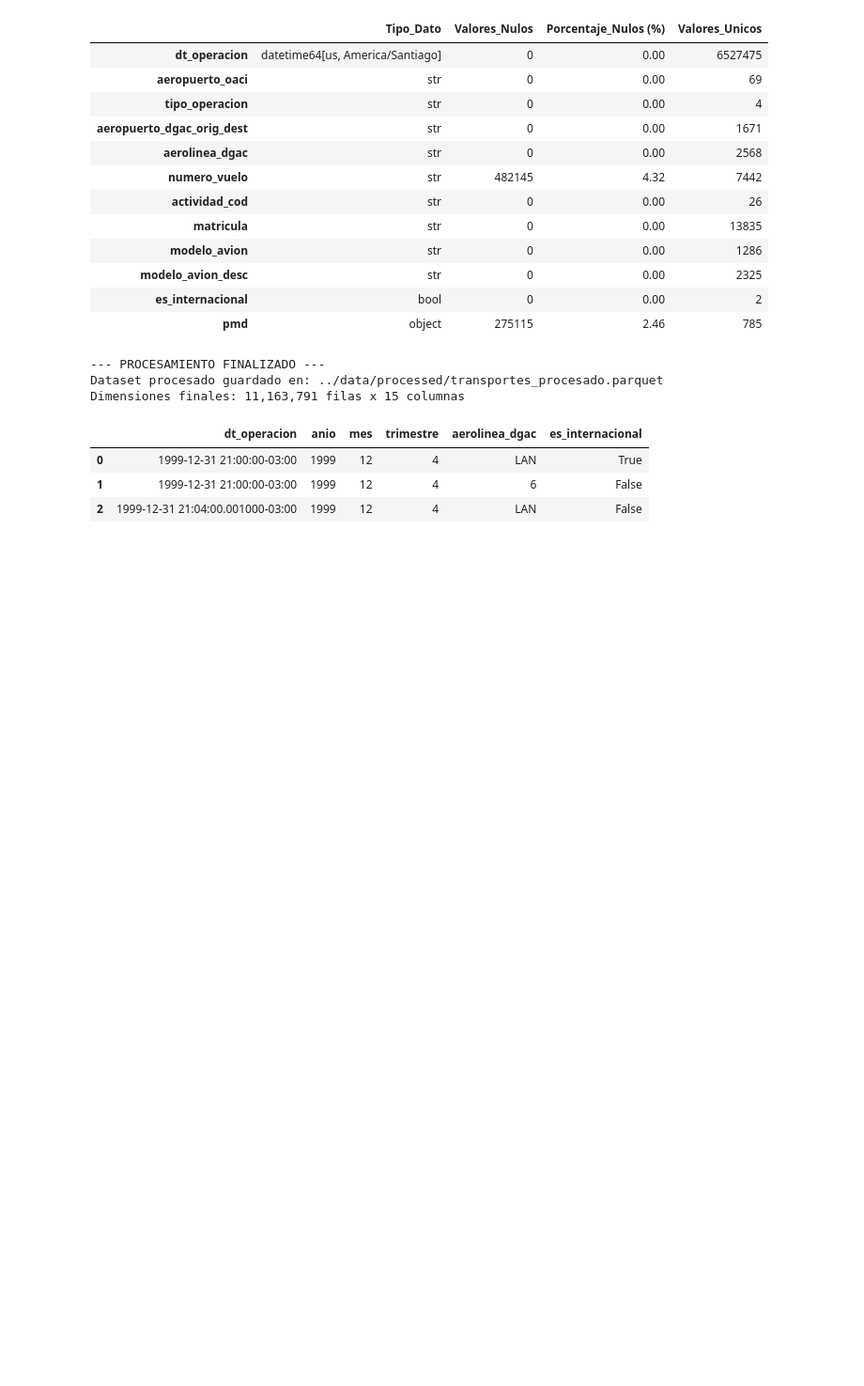
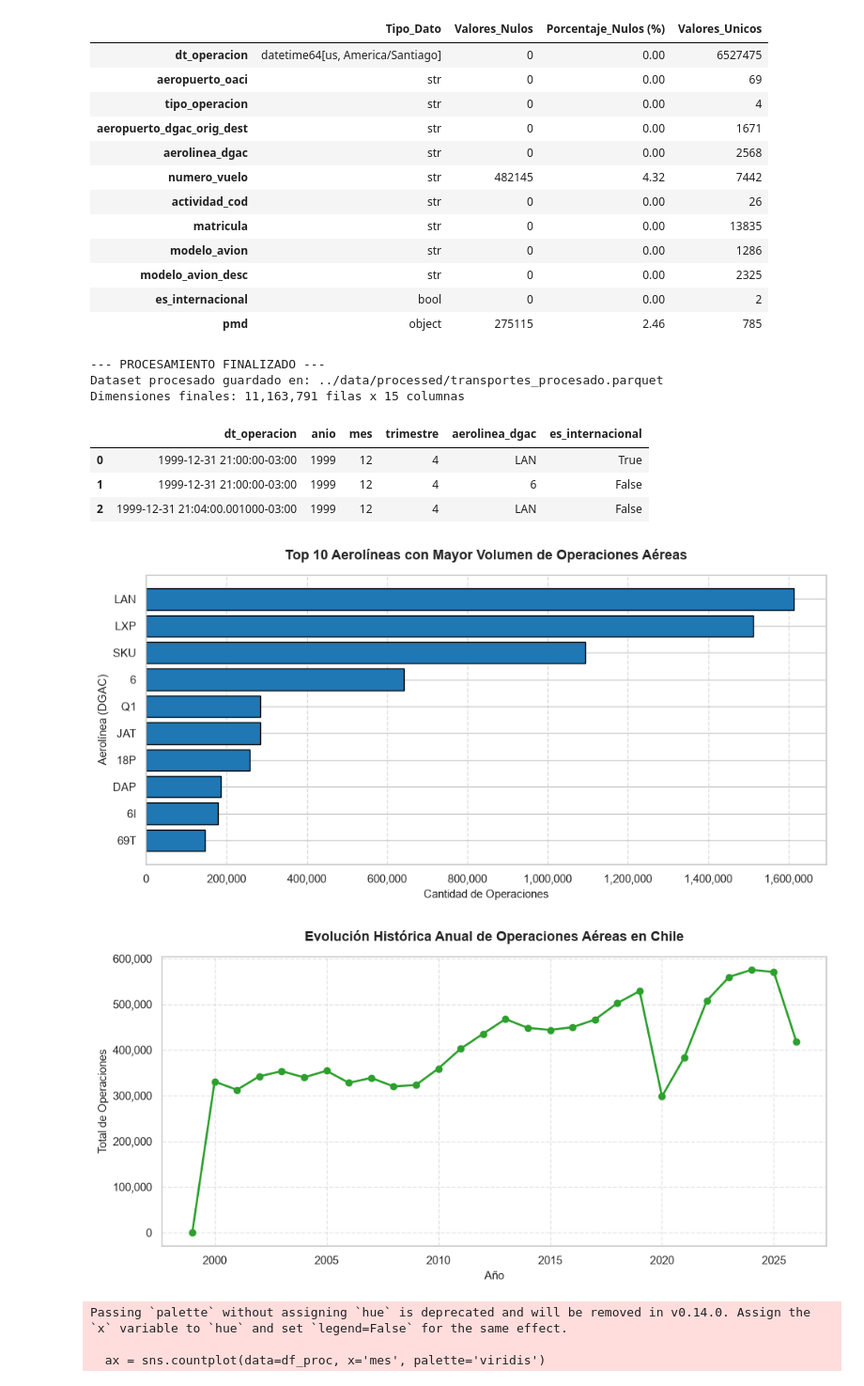
Before and after one commit to ellocobryan/visualizacion-transporte-carrasco-bryan, a Jupyter notebook: notebooks/evaluacion02.ipynb, the cells around one changed output. Shown at 94% size. Drawn from its saved outputs; the diff is of its cells as text; code cells hidden in the pictures; blank space fills up the shorter version.

Commit message:
viz: implementa visualizaciones con matplotlib y seaborn guardando en output/figures

```diff
--- a/notebooks/evaluacion02.ipynb
+++ b/notebooks/evaluacion02.ipynb
@@ -103,3 +103,83 @@ Dimensiones finales: 11,163,791 filas x 15 columnas
 | 0 | 1999-12-31 21:00:00-03:00 | 1999 | 12 | 4 | LAN | True |
 | 1 | 1999-12-31 21:00:00-03:00 | 1999 | 12 | 4 | 6 | False |
 | 2 | 1999-12-31 21:04:00.001000-03:00 | 1999 | 12 | 4 | LAN | False |
+# %%
+import pandas as pd
+import matplotlib.pyplot as plt
+import seaborn as sns
+
+# 1. Cargar el dataset procesado que guardaste en la celda anterior
+df_proc = pd.read_parquet("../data/processed/transportes_procesado.parquet")
+
+# Configuración de estilo global
+sns.set_theme(style="whitegrid")
+plt.rcParams["figure.dpi"] = 100
+
+# ---------------------------------------------------------
+# GRAFICO 1: Matplotlib - Top 10 Aerolíneas (Comparación)
+# ---------------------------------------------------------
+top_aerolineas = df_proc['aerolinea_dgac'].value_counts().head(10)
+
+fig, ax = plt.subplots(figsize=(10, 5))
+ax.barh(top_aerolineas.index[::-1], top_aerolineas.values[::-1], color='#1f77b4', edgecolor='black')
+ax.set_title("Top 10 Aerolíneas con Mayor Volumen de Operaciones Aéreas", fontsize=13, fontweight='bold', pad=15)
+ax.set_xlabel("Cantidad de Operaciones", fontsize=11)
+ax.set_ylabel("Aerolínea (DGAC)", fontsize=11)
+ax.xaxis.set_major_formatter('{x:,.0f}')
+ax.grid(axis='x', linestyle='--', alpha=0.7)
+
+plt.tight_layout()
+plt.savefig("../output/figures/01_matplotlib_top_aerolineas.png", dpi=300)
+plt.show()
+
+# ---------------------------------------------------------
+# GRAFICO 2: Matplotlib - Evolución Anual de Operaciones
+# ---------------------------------------------------------
+evolucion_anual = df_proc.groupby('anio').size()
+
+fig, ax = plt.subplots(figsize=(10, 5))
+ax.plot(evolucion_anual.index, evolucion_anual.values, marker='o', color='#2ca02c', linewidth=2, markersize=6)
+ax.set_title("Evolución Histórica Anual de Operaciones Aéreas en Chile", fontsize=13, fontweight='bold', pad=15)
+ax.set_xlabel("Año", fontsize=11)
+ax.set_ylabel("Total de Operaciones", fontsize=11)
+ax.yaxis.set_major_formatter('{x:,.0f}')
+ax.grid(True, linestyle='--', alpha=0.5)
+
+plt.tight_layout()
+plt.savefig("../output/figures/02_matplotlib_evolucion_anual.png", dpi=300)
+plt.show()
+
+# ---------------------------------------------------------
+# GRAFICO 3: Seaborn - Distribución Mensual (Estacionalidad)
+# ---------------------------------------------------------
+plt.figure(figsize=(10, 5))
+ax = sns.countplot(data=df_proc, x='mes', palette='viridis')
+plt.title("Distribución de Operaciones Aéreas por Mes (Estacionalidad)", fontsize=13, fontweight='bold', pad=15)
+plt.xlabel("Mes del Año (1 = Enero, 12 = Diciembre)", fontsize=11)
+plt.ylabel("Total de Operaciones", fontsize=11)
+ax.yaxis.set_major_formatter('{x:,.0f}')
+
+plt.tight_layout()
+plt.savefig("../output/figures/03_seaborn_distribucion_mes.png", dpi=300)
+plt.show()
+
+# ---------------------------------------------------------
+# GRAFICO 4: Seaborn - Matriz de Calor (Mes vs Vuelos Internacionales)
+# ---------------------------------------------------------
+pivot_operaciones = df_proc.pivot_table(index='mes', columns='es_internacional', values='dt_operacion', aggfunc='count')
+
+plt.figure(figsize=(8, 6))
+sns.heatmap(pivot_operaciones, cmap='YlGnBu', annot=True, fmt=',d', linewidths=.5)
+plt.title("Matriz de Calor: Operaciones Nacionales vs Internacionales por Mes", fontsize=13, fontweight='bold', pad=15)
+plt.xlabel("Es Vuelo Internacional", fontsize=11)
+plt.ylabel("Mes del Año", fontsize=11)
+
+plt.tight_layout()
+plt.savefig("../output/figures/04_seaborn_heatmap_vuelos.png", dpi=300)
+plt.show()
+# %% [output]
+[figure, added]
+[figure, added]
+Passing `palette` without assigning `hue` is deprecated and will be removed in v0.14.0. Assign the `x` variable to `hue` and set `legend=False` for the same effect.
+
+  ax = sns.countplot(data=df_proc, x='mes', palette='viridis')
```
Also changed, not shown: parts of 1 cell of this notebook, 4 other files.
